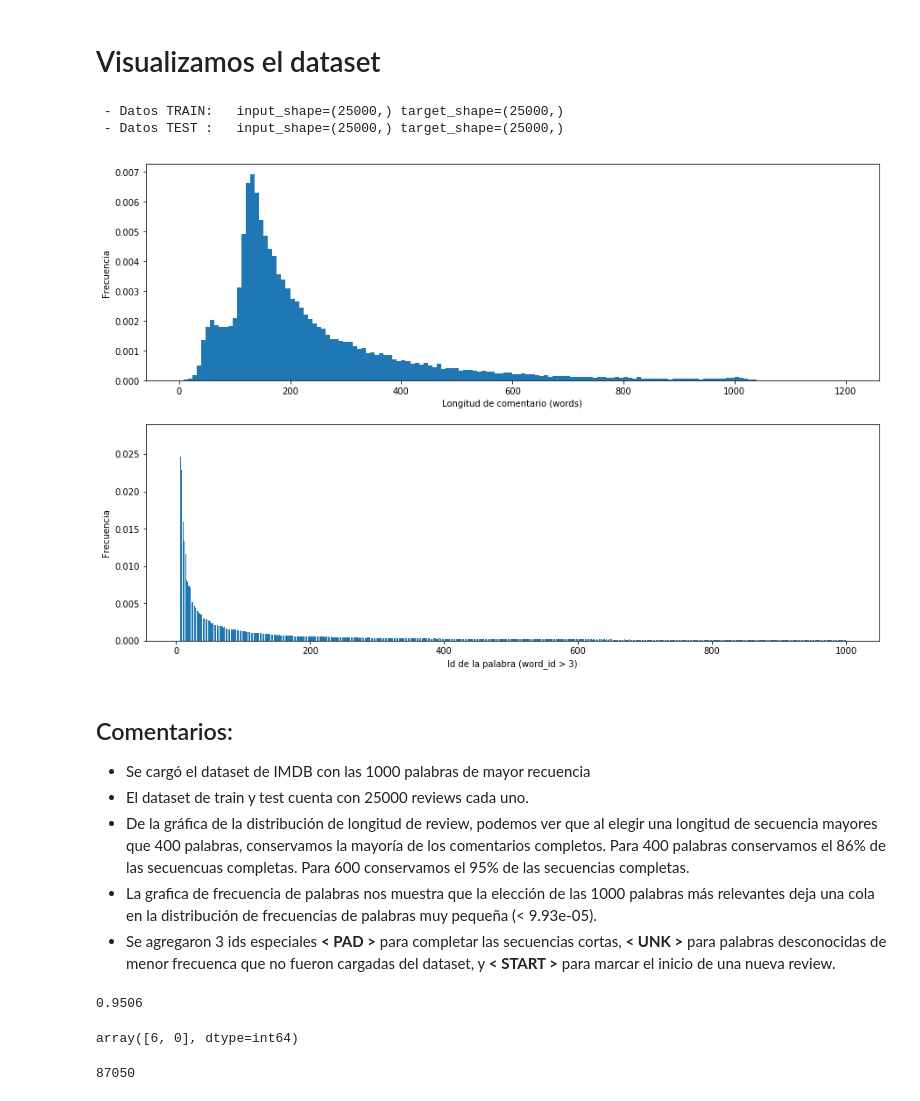
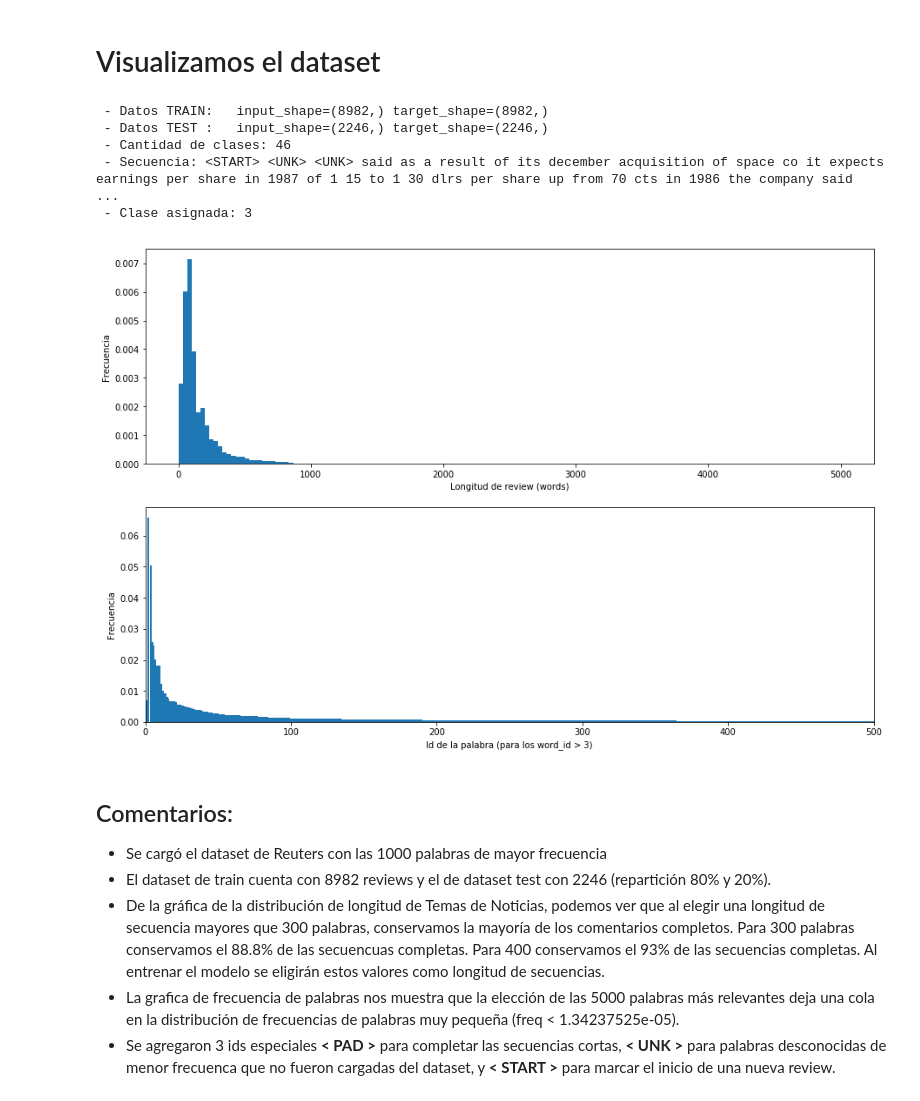
Before and after one commit to socom20/word_vectors, a Jupyter notebook: word_vectors.ipynb, the cells around one changed output. Cells and saved outputs as stored; diff of their text form; code cells hidden in the pictures.

Commit message:
preparado para entrenar modelo.

```diff
--- a/word_vectors.ipynb
+++ b/word_vectors.ipynb
@@ -81,56 +101,55 @@ ds_tst = {'input':  x_test,
 # Mostramos el contenido
 print(' - Datos TRAIN:   input_shape={} target_shape={}'.format(ds_trn['input'].shape, ds_trn['target'].shape))
 print(' - Datos TEST :   input_shape={} target_shape={}'.format(ds_tst['input'].shape, ds_tst['target'].shape))
+print(" - Cantidad de clases: {}".format(NUM_CLASSES))
 
+# Mostramos una secuencia
+print(' - Secuencia:', ' '.join( [id_to_word[i] for i in ds_trn['input'][0]]) )
+print(' - Clase asignada:', ds_trn['target'][0])
+
+
+# Gráficas
 len_v = []
 freq_c = Counter()
 for ds in [ds_trn['input'], ds_tst['input']]:
     for v in ds:
         len_v.append( len(v) )
         w_id_v, count_v = np.unique(v, return_counts=True)
         for w_id, count in zip(w_id_v, count_v):
             freq_c[w_id] += count
-            s
+
 len_v  = np.array(len_v)
 freq_a = np.array( sorted( freq_c.items() ), dtype=np.float)
 freq_a[:,1] = freq_a[:,1]/freq_a[:,1].sum()
 
 
 
 f,axes = plt.subplots(2,1, figsize=(15,10))
 
 ax = axes[0]
-ax.hist(len_v, bins=150, normed=True, range=(0,1200))
+ax.hist(len_v, bins=150, normed=True, range=(0,NUM_WORDS))
 ax.set_xlabel('Longitud de review (words)')
 ax.set_ylabel('Frecuencia')
 
 
 ax = axes[1]
-ax.bar(freq_a[3:,0], freq_a[3:,1])
-ax.set_xlabel('Id de la palabra (word_id > 3)')
+ax.bar(freq_a[:,0], freq_a[:,1], 1.0)
+ax.set_xlabel('Id de la palabra (para los word_id > 3)')
 ax.set_ylabel('Frecuencia')
+ax.set_xlim((0,500))
 
 plt.show()
 # %% [output]
- - Datos TRAIN:   input_shape=(25000,) target_shape=(25000,)
- - Datos TEST :   input_shape=(25000,) target_shape=(25000,)
+ - Datos TRAIN:   input_shape=(8982,) target_shape=(8982,)
+ - Datos TEST :   input_shape=(2246,) target_shape=(2246,)
+ - Cantidad de clases: 46
+ - Secuencia: <START> <UNK> <UNK> said as a result of its december acquisition of space co it expects earnings per share in 1987 of 1 15 to 1 30 dlrs per share up from 70 cts in 1986 the company said  ...
+ - Clase asignada: 3
-[figure, old version]
+[figure, new version]
 # %% [markdown]
 ## Comentarios:
-- Se cargó el dataset de IMDB con las 1000 palabras de mayor recuencia
-- El dataset de train y test cuenta con 25000 reviews cada uno.
-- De la gráfica de la distribución de longitud de review, podemos ver que al elegir una longitud de secuencia mayores que 400 palabras, conservamos la mayoría de los comentarios completos. Para 400 palabras conservamos el 86% de las secuencuas completas. Para 600 conservamos el 95% de las secuencias completas.
-- La grafica de frecuencia de palabras nos muestra que la elección de las 1000 palabras más relevantes deja una cola en la distribución de frecuencias de palabras muy pequeña (< 9.93e-05).
+- Se cargó el dataset de Reuters con las 1000 palabras de mayor frecuencia
+- El dataset de train cuenta con 8982 reviews y el de dataset test con 2246 (repartición 80% y 20%).
+- De la gráfica de la distribución de longitud de Temas de Noticias, podemos ver que al elegir una longitud de secuencia mayores que 300 palabras, conservamos la mayoría de los comentarios completos. Para 300 palabras conservamos el 88.8% de las secuencuas completas. Para 400 conservamos el 93% de las secuencias completas. Al entrenar el modelo se eligirán estos valores como longitud de secuencias.
+- La grafica de frecuencia de palabras nos muestra que la elección de las 5000 palabras más relevantes deja una cola en la distribución de frecuencias de palabras muy pequeña (freq < 1.34237525e-05).
 - Se agregaron 3 ids especiales **< PAD >** para completar las secuencias cortas, **< UNK >** para palabras desconocidas de menor frecuenca que no fueron cargadas del dataset, y **< START >** para marcar el inicio de una nueva review.
-# %%
-(len_v < 600).mean()
-# %% [output]
-0.9506
-# %%
-freq_a[4]
-# %% [output]
-array([6, 0], dtype=int64)
-# %%
-freq_c[20]
-# %% [output]
-87050
```
Also changed, not shown: parts of 9 cells of this notebook.
